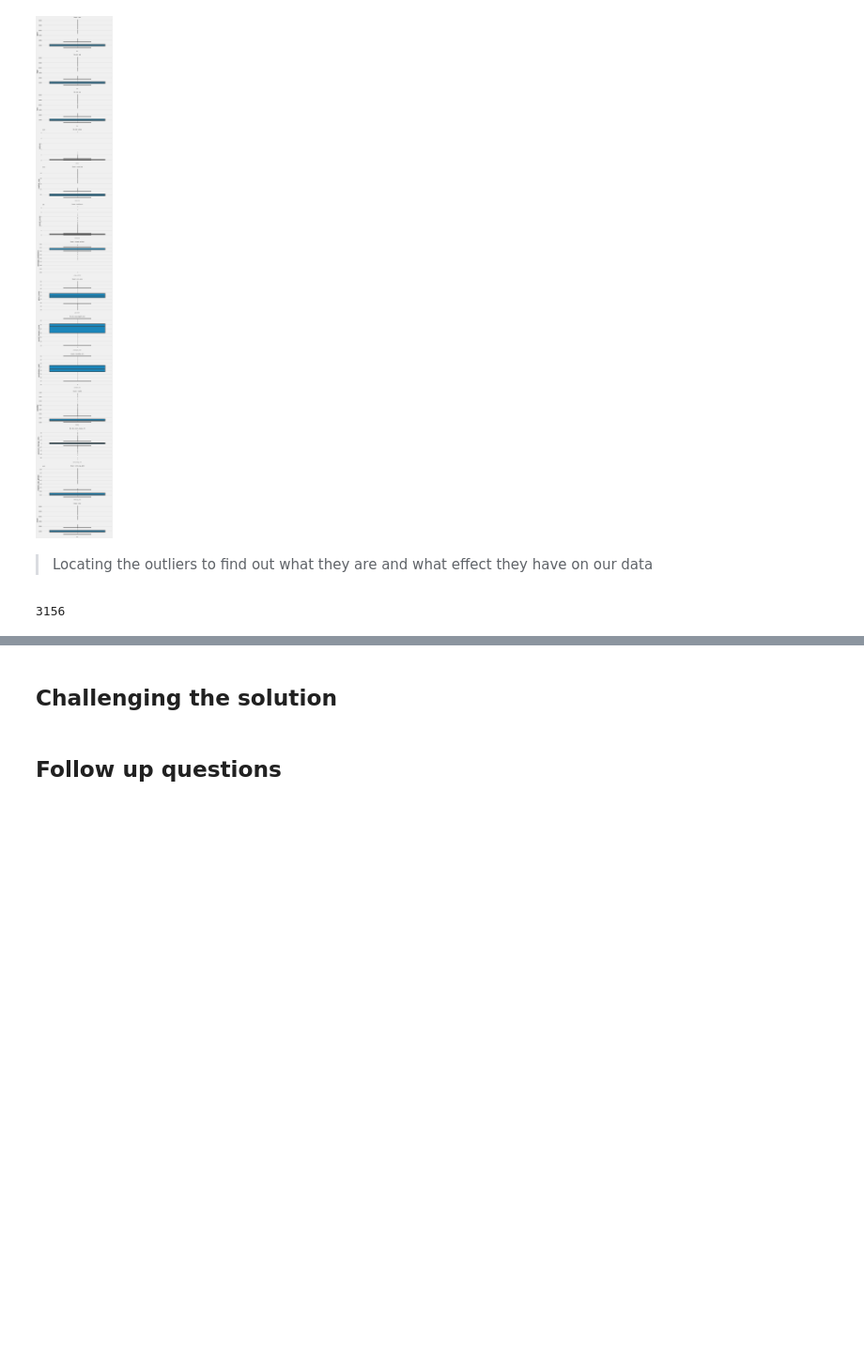
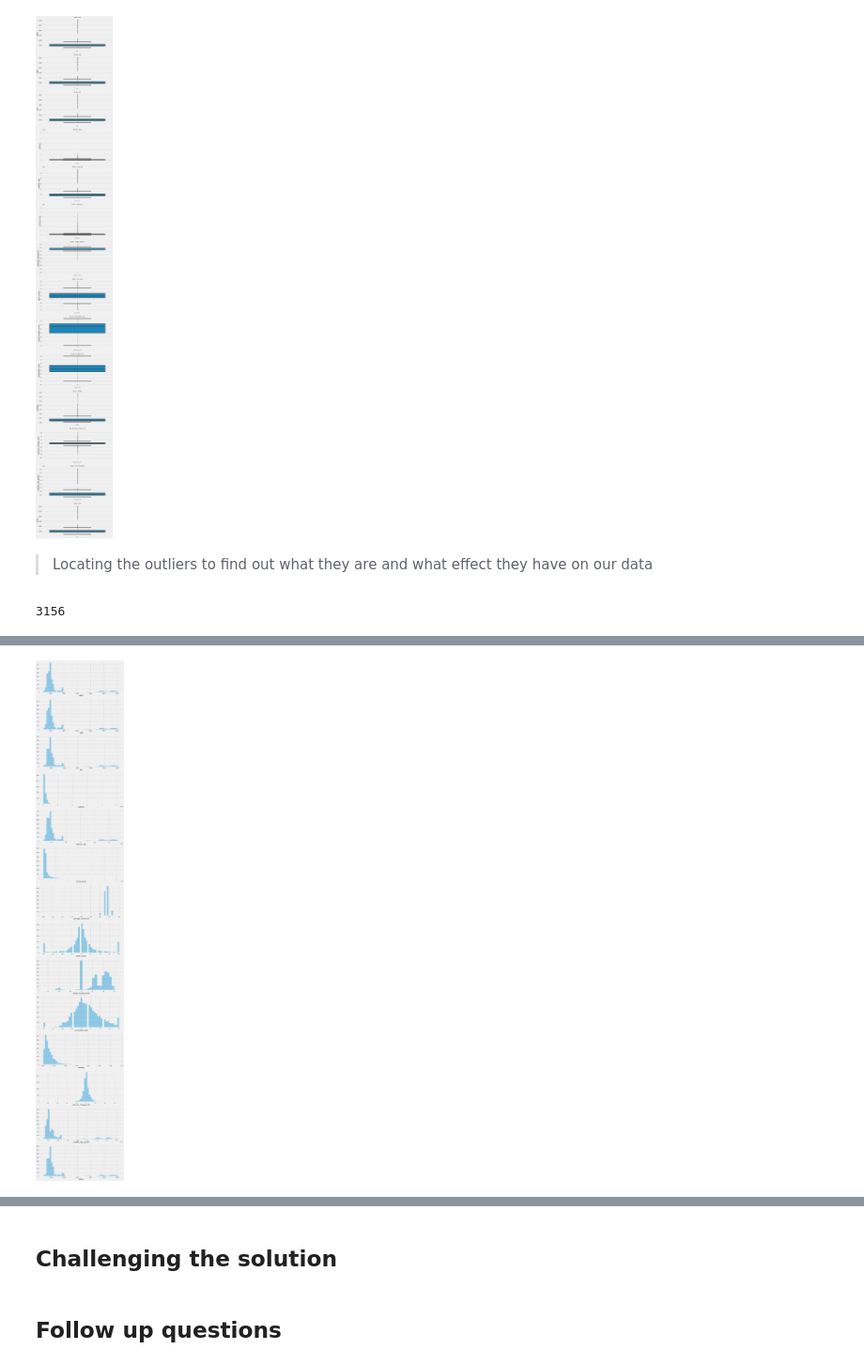
Before and after one commit to MarkNgendo/Cryptocurrency-Price-Prediction, a Jupyter notebook: Cryptocurrency_Price_Prediction.ipynb, the cells around one changed output, grey strips where cells are left out. Shown at 94% size. Saved outputs shown, nothing was run; the diff lists cells and outputs as text; code cells hidden in the pictures; blank space fills up the shorter version.

```diff
--- a/Cryptocurrency_Price_Prediction.ipynb
+++ b/Cryptocurrency_Price_Prediction.ipynb
@@ -40,5 +40,5 @@ df = pd.read_csv('/content/Train (1).csv')
 # %%
-test = pd.read_csv('/content/Test (1).csv')
+test = pd.read_csv('Test.csv')
 # %% [markdown]
 ## Checking the data
 # %% [markdown]
@@ -382,0 +453,12 @@ index_search(df)
+# %%
+# plotting the histograms of numerical variables
+
+fig, ax = plt.subplots(len(df.describe().columns), figsize=(12,80))
+for x, col in enumerate(df.describe().columns):
+  sns.distplot(df[col], ax=ax[x], kde=False)
+  # ax[x].set_title('{}'.format(col), fontsize=10)
+  # ax[x].set_xlabel(col, fontsize=8)
+
+plt.show()
+# %% [output]
+[figure, added]
```
Also changed, not shown: parts of 34 cells of this notebook.
